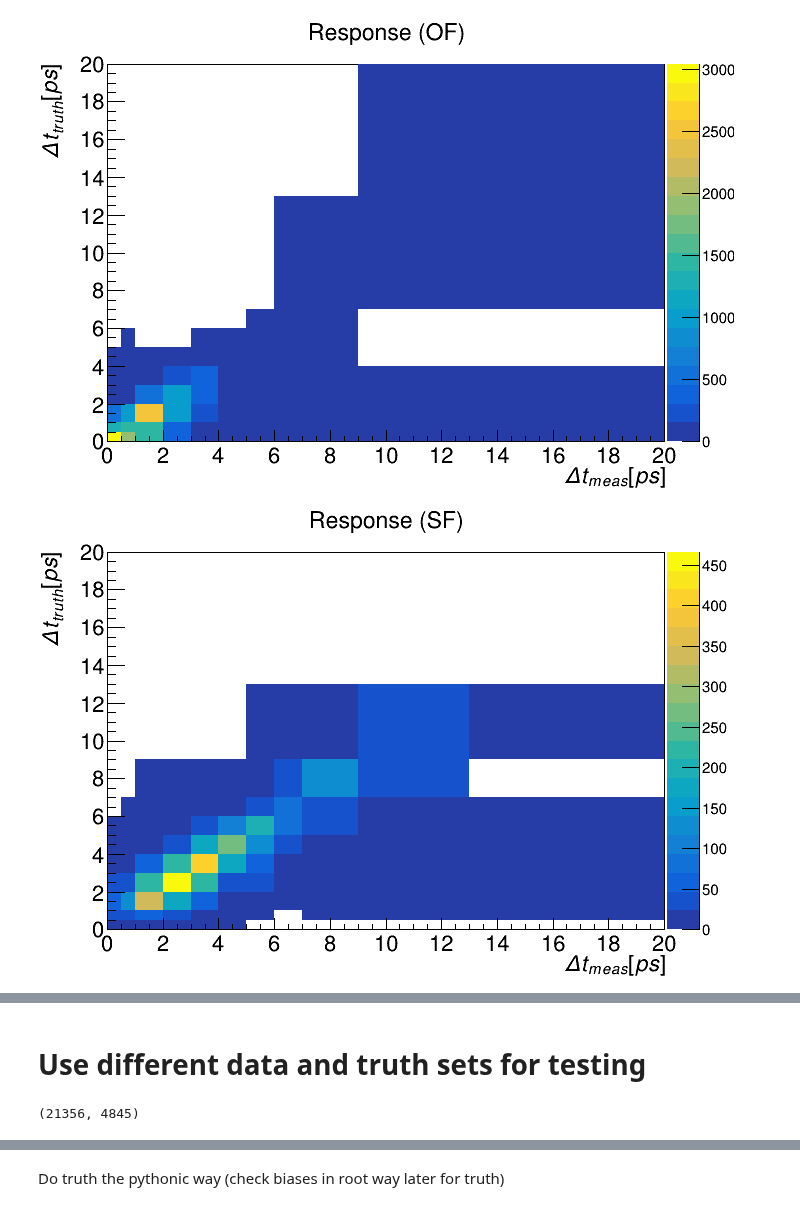
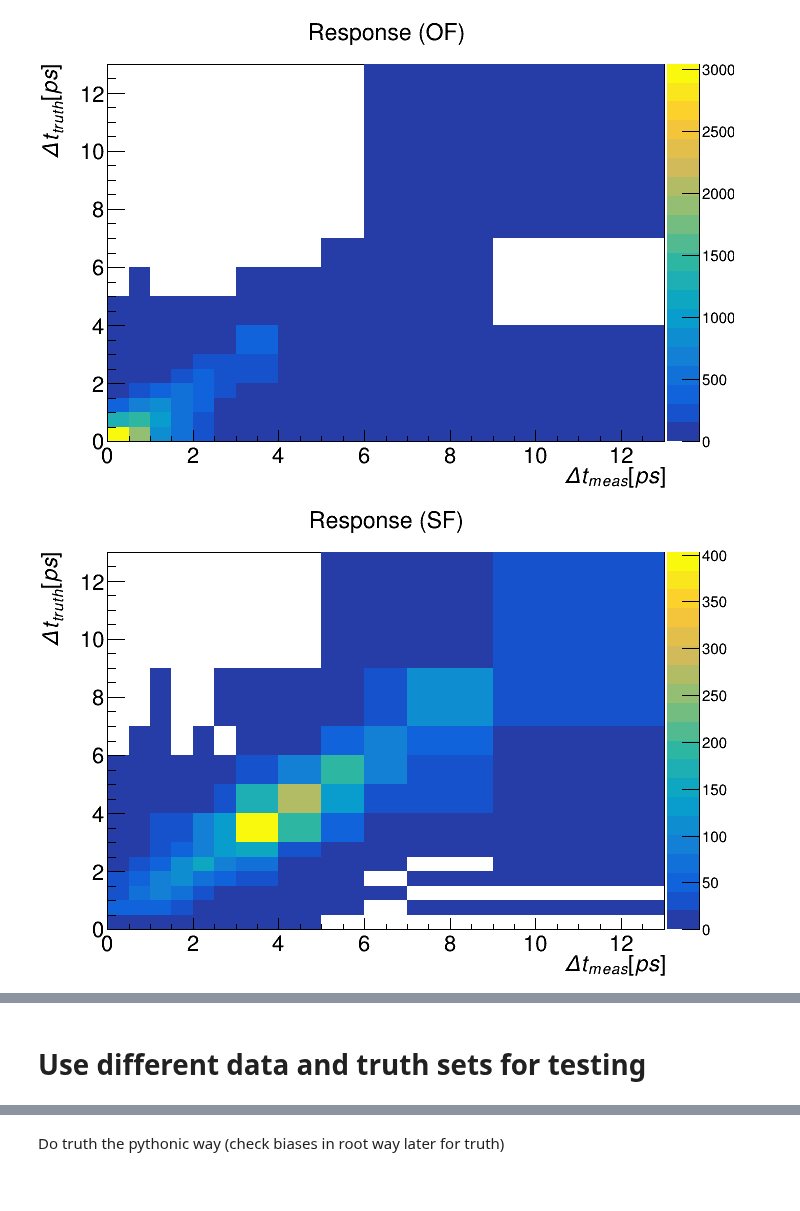
Before and after one commit to jschuel/jeff_workspace, a Jupyter notebook: thesis/RooUnfold_tutorial/tuning_mistag_fractions_new.ipynb, the cells around one changed output, grey strips where cells are left out. Saved outputs shown, nothing was run; the diff lists cells and outputs as text; code cells hidden in the pictures.

```diff
--- a/thesis/RooUnfold_tutorial/tuning_mistag_fractions_new.ipynb
+++ b/thesis/RooUnfold_tutorial/tuning_mistag_fractions_new.ipynb
@@ -44,5 +60,6 @@ len(lepton2.loc[lepton2['isSignal']!=1])/len(lepton2)
 # %%
-def create_lepton_analysis_dataframe(df, Bs = truth_B):
+def create_lepton_analysis_dataframe(df, boost, Bs = truth_B):
+    c = 2.99792e10
     df['counts/event'] = 1 #placeholder to select on events with 2 reconstructed dfs
     tab = pd.pivot_table(df, values='counts/event', index=['__event__'], aggfunc=np.sum) #determine # of dfs in event
     tab.loc[tab['counts/event'] == 2].index.to_numpy() #only keep event numbers with 2 reconstructed dfs
@@ -53,14 +70,14 @@ def create_lepton_analysis_dataframe(df, Bs = truth_B):
     sums = pairs.groupby('__event__').sum()
     tmp.dropna(subset = ['z'], inplace = True)
     tmp.index = [i for i in range(0,len(tmp))]
-    tmp['deltaT'] = tmp['dz']/(0.425*3e10)*1e12
-    tmp['mcDeltaT'] = tmp['truth_dz']/(0.425*3e10)*1e12
+    tmp['deltaT'] = tmp['dz']/(boost*c)*1e12
+    tmp['mcDeltaT'] = tmp['truth_dz']/(boost*c)*1e12
     tmp['deltaT'] = np.abs(tmp['deltaT'])
     tmp['mcDeltaT'] = np.abs(tmp['mcDeltaT'])
     sums.dropna(subset = ['z'], inplace = True)
     sums.index = [i for i in range(0,len(sums))]
-    sums['sumT'] = sums['dz']/(0.425*3e10)*1e12
-    sums['mcSumT'] = sums['truth_dz']/(0.425*3e10)*1e12
+    sums['sumT'] = sums['dz']/(boost*c)*1e12
+    sums['mcSumT'] = sums['truth_dz']/(boost*c)*1e12
     tmp['sumT'] = np.abs(sums['sumT'])
     tmp['mcSumT'] = np.abs(sums['mcSumT'])
     tmp['mistag'] = 0
@@ -94,10 +111,10 @@ def create_lepton_analysis_dataframe(df, Bs = truth_B):
 
     return tmp, test[['OF','SF','OF_truth','SF_truth','A','A_truth','counts','mistag']], test_err[['OF','SF','OF_truth','SF_truth','A','A_truth','counts','mistag']], test_truth[['OF','SF','OF_truth','SF_truth','A','A_truth','counts','mistag']], test_truth_err[['OF','SF','OF_truth','SF_truth','A','A_truth','counts','mistag']]
 
-data = create_lepton_analysis_dataframe(lepton, truth_B)[0]
-data2 = create_lepton_analysis_dataframe(lepton2, truth_B2)[0]
+data = create_lepton_analysis_dataframe(lepton, Bs = truth_B, boost=boost)[0]
+data2 = create_lepton_analysis_dataframe(lepton2, Bs = truth_B2, boost=boost)[0]
 signal = e.loc[e['isSignal']==1].append(mu.loc[mu['isSignal']==1]).sort_values(by='__event__')
 signal2 = e2.loc[e2['isSignal']==1].append(mu2.loc[mu2['isSignal']==1]).sort_values(by='__event__')
-truth = create_lepton_analysis_dataframe(signal, truth_B)[0]
-truth2 = create_lepton_analysis_dataframe(signal2, truth_B2)[0]
+truth = create_lepton_analysis_dataframe(signal, Bs = truth_B, boost=boost)[0]
+truth2 = create_lepton_analysis_dataframe(signal2, Bs = truth_B2, boost=boost)[0]
 # %% [output]
@@ -143,17 +193,18 @@ dataOF2['mistag'].sum()/len(dataOF2),dataSF2['mistag'].sum()/len(dataSF2)
 # %%
 def make_response_matrix(OF_data,OF_truth,SF_data,SF_truth,physics_model): #physics models: QM and SD
     if physics_model.lower() == 'qm':
-        low_edges = [0,0.5,1,2,3,4,5,6,7,9,13,20]
+        #low_edges = [0,0.5,1,2,3,4,5,6,7,9,13,20]
+        low_edges = [0,0.5,1,1.5,2,2.5,3,4,5,6,7,9,13]
         key = 'deltaT'
         mckey = 'mcDeltaT'
     else:
         low_edges = [0,6,12,20,30,45,60,90,120,150,200,300]
         key = 'sumT'
         mckey = 'mcSumT'
-    truthHistOF = ROOT.TH1D("","",11,array.array('d',low_edges))
-    measHistOF = ROOT.TH1D("","",11,array.array('d',low_edges))
-    truthHistSF = ROOT.TH1D("","",11,array.array('d',low_edges))
-    measHistSF = ROOT.TH1D("","",11,array.array('d',low_edges))
+    truthHistOF = ROOT.TH1D("","",len(low_edges)-1,array.array('d',low_edges))
+    measHistOF = ROOT.TH1D("","",len(low_edges)-1,array.array('d',low_edges))
+    truthHistSF = ROOT.TH1D("","",len(low_edges)-1,array.array('d',low_edges))
+    measHistSF = ROOT.TH1D("","",len(low_edges)-1,array.array('d',low_edges))
     response_OF = ROOT.RooUnfoldResponse(measHistOF,truthHistOF)
     response_SF = ROOT.RooUnfoldResponse(measHistSF,truthHistSF)
     for i in range(0,min(len(OF_data),len(OF_truth))):
@@ -166,11 +217,11 @@ def make_response_matrix(OF_data,OF_truth,SF_data,SF_truth,physics_model): #phys
         response_SF.Fill(SF_data[key].iloc[i],SF_truth[mckey].iloc[i])
     return response_OF, response_SF, truthHistOF, truthHistSF, measHistOF, measHistSF
 # %%
-response_OF, response_SF, truthHistOF, truthHistSF, measHistOF, measHistSF = make_response_matrix(truthOF,truthOF,truthSF,truthSF,'QM') #call truth in {OF,SF}_data to avoid mistagging in response matrix
-response_OF_sum, response_SF_sum, truthHistOF_sum, truthHistSF_sum, measHistOF_sum, measHistSF_sum = make_response_matrix(truthOF,truthOF,truthSF,truthSF,'SD')
+response_OF, response_SF, truthHistOF, truthHistSF, measHistOF, measHistSF = make_response_matrix(dataOF,truthOF,dataSF,truthSF,'QM') #call truth in {OF,SF}_data to avoid mistagging in response matrix
+#response_OF_sum, response_SF_sum, truthHistOF_sum, truthHistSF_sum, measHistOF_sum, measHistSF_sum = make_response_matrix(truthOF,truthOF,truthSF,truthSF,'SD')
 # %%
 def plot_original_distributions(flavor = 'OF', model = 'QM', save=False):
-    response_OF, response_SF, truthHistOF, truthHistSF, measHistOF, measHistSF = make_response_matrix(truthOF,truthOF,truthSF,truthSF,model)
+    response_OF, response_SF, truthHistOF, truthHistSF, measHistOF, measHistSF = make_response_matrix(dataOF,truthOF,dataSF,truthSF,model)
     if flavor.lower() == 'of':
         truthHist = truthHistOF
         measHist = measHistOF
@@ -240,12 +289,12 @@ def plot_response_matrix(flavor = 'OF', model = 'QM', save=False):
 # %%
 c = plot_response_matrix(flavor = 'OF',model = 'QM')
 c.Draw()
 c1 = plot_response_matrix('SF','QM')
 c1.Draw()
-c2 = plot_response_matrix('OF','SD')
-c2.Draw()
-c3 = plot_response_matrix('SF','SD')
-c3.Draw()
+#c2 = plot_response_matrix('OF','SD')
+#c2.Draw()
+#c3 = plot_response_matrix('SF','SD')
+#c3.Draw()
 # %% [output]
-[figure, old version]
+[figure, new version]
-[figure, old version]
+[figure, new version]
@@ -349,8 +397,4 @@ def plot_unfold(flavor = 'OF', model = 'QM', method = 'SVD', OF_reg = 5, SF_reg
     if save == True:
         c.SaveAs('unfold_%s_%s_%s.png'%(model,flavor,method))
     return c
-# %%
-len(truthOF),len(truthSF)
-# %% [output]
-(21356, 4845)
 # %%
```
Also changed, not shown: parts of 39 cells of this notebook, 1 other file.
